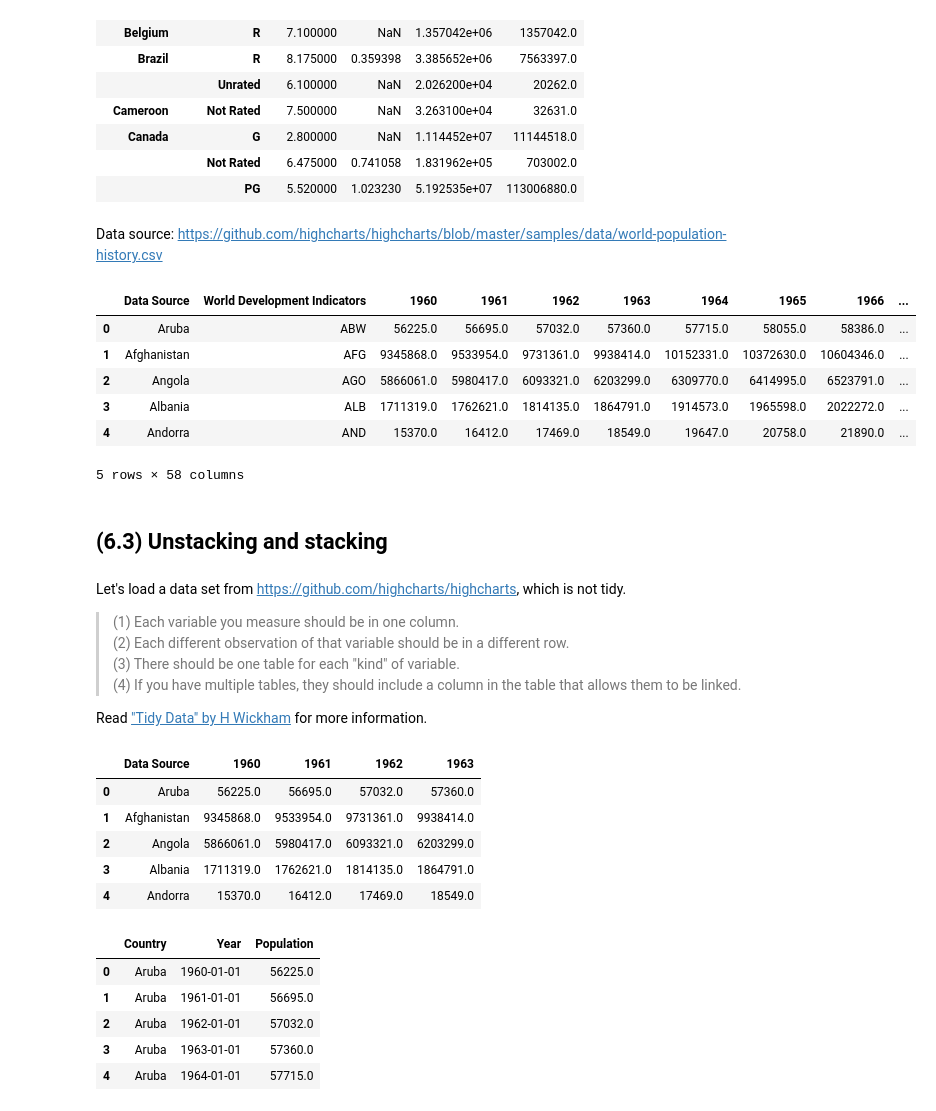
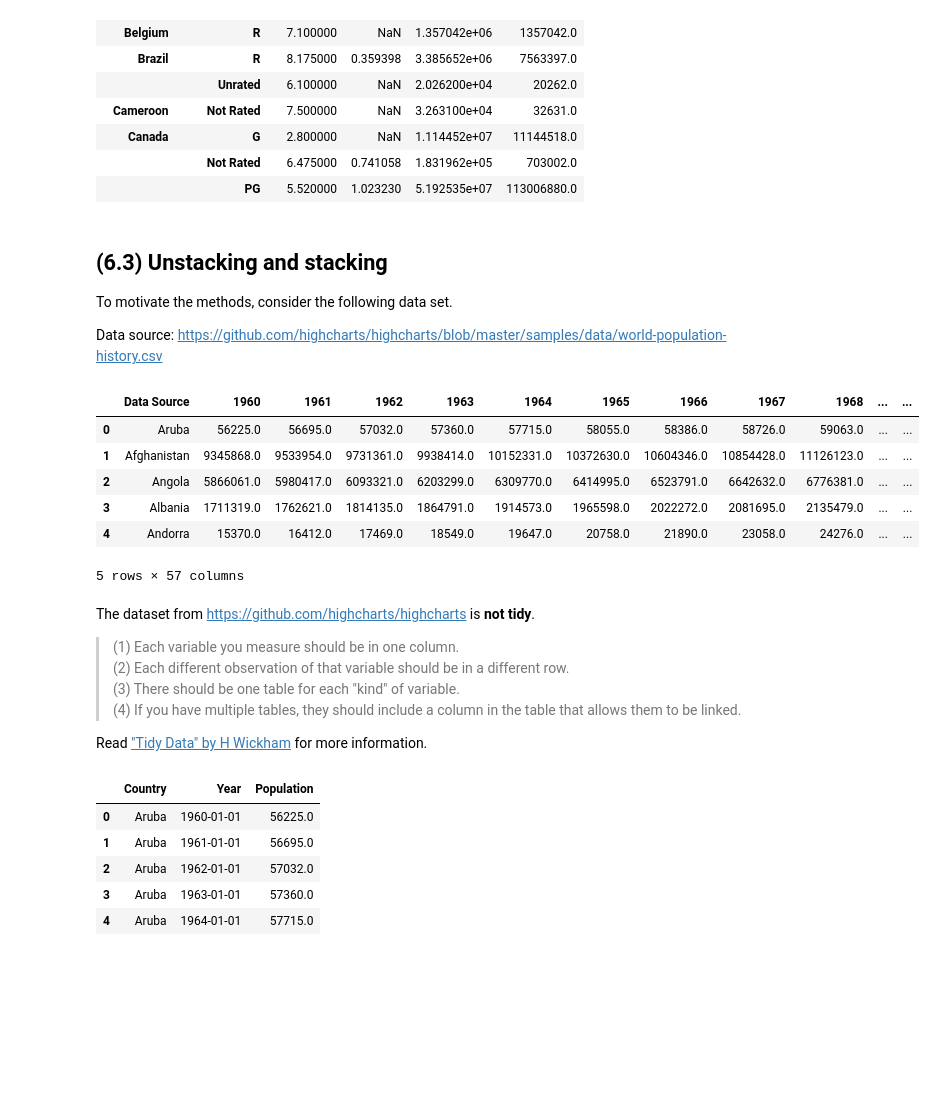
Before and after one commit to LowellWinston/awesome-pandas, a Jupyter notebook: tutorial/Pandas_tutorial_part2.ipynb, the cells around one changed output. Saved outputs shown, nothing was run; the diff lists cells and outputs as text; code cells hidden in the pictures; blank space fills up the shorter version.

```diff
--- a/tutorial/Pandas_tutorial_part2.ipynb
+++ b/tutorial/Pandas_tutorial_part2.ipynb
@@ -309,27 +382,33 @@ df.groupby(['country', 'content_rating']).agg(funcs).head(15)
 |  | Not Rated | 6.475000 | 0.741058 | 1.831962e+05 | 703002.0 |
 |  | PG | 5.520000 | 1.023230 | 5.192535e+07 | 113006880.0 |
 # %% [markdown]
+## (6.3) Unstacking and stacking
+
+To motivate the methods, consider the following data set.
+
 Data source: https://github.com/highcharts/highcharts/blob/master/samples/data/world-population-history.csv
 # %%
 df_world = pd.read_csv(f'data/world_population_history.csv')
 # %%
+drop_cols = ['Country Name', 'Country Code', 'Indicator Name',
+             'Indicator Code', 'World Development Indicators']
+
 df_world = (df_world
-            .drop(columns=['Country Name', 'Country Code', 'Indicator Name', 'Indicator Code'])
-            .dropna(axis=1, how='all'))
+            .drop(columns=drop_cols)
+            .dropna(axis=1, how='all')
+           )
 # %%
-df_world.head()
+df_world.head(5)
 # %% [output]
-|  | Data Source | World Development Indicators | 1960 | 1961 | 1962 | 1963 | 1964 | 1965 | 1966 | ... |
-| 0 | Aruba | ABW | 56225.0 | 56695.0 | 57032.0 | 57360.0 | 57715.0 | 58055.0 | 58386.0 | ... |
-| 1 | Afghanistan | AFG | 9345868.0 | 9533954.0 | 9731361.0 | 9938414.0 | 10152331.0 | 10372630.0 | 10604346.0 | ... |
-| 2 | Angola | AGO | 5866061.0 | 5980417.0 | 6093321.0 | 6203299.0 | 6309770.0 | 6414995.0 | 6523791.0 | ... |
-| 3 | Albania | ALB | 1711319.0 | 1762621.0 | 1814135.0 | 1864791.0 | 1914573.0 | 1965598.0 | 2022272.0 | ... |
-| 4 | Andorra | AND | 15370.0 | 16412.0 | 17469.0 | 18549.0 | 19647.0 | 20758.0 | 21890.0 | ... |
+|  | Data Source | 1960 | 1961 | 1962 | 1963 | 1964 | 1965 | 1966 | 1967 | 1968 | ... | ... |
+| 0 | Aruba | 56225.0 | 56695.0 | 57032.0 | 57360.0 | 57715.0 | 58055.0 | 58386.0 | 58726.0 | 59063.0 | ... | ... |
+| 1 | Afghanistan | 9345868.0 | 9533954.0 | 9731361.0 | 9938414.0 | 10152331.0 | 10372630.0 | 10604346.0 | 10854428.0 | 11126123.0 | ... | ... |
+| 2 | Angola | 5866061.0 | 5980417.0 | 6093321.0 | 6203299.0 | 6309770.0 | 6414995.0 | 6523791.0 | 6642632.0 | 6776381.0 | ... | ... |
+| 3 | Albania | 1711319.0 | 1762621.0 | 1814135.0 | 1864791.0 | 1914573.0 | 1965598.0 | 2022272.0 | 2081695.0 | 2135479.0 | ... | ... |
+| 4 | Andorra | 15370.0 | 16412.0 | 17469.0 | 18549.0 | 19647.0 | 20758.0 | 21890.0 | 23058.0 | 24276.0 | ... | ... |
-5 rows × 58 columns
+5 rows × 57 columns
-# %% [markdown]
-## (6.3) Unstacking and stacking
 # %% [markdown]
-Let's load a data set from [https://github.com/highcharts/highcharts](https://github.com/highcharts/highcharts/blob/master/samples/data/world-population-history.csv), which is not tidy.
+The dataset from [https://github.com/highcharts/highcharts](https://github.com/highcharts/highcharts/blob/master/samples/data/world-population-history.csv) is **not tidy**.
 
 >  (1) Each variable you measure should be in one column.
    (2) Each different observation of that variable should be in a different row.
@@ -351,10 +422 @@ df_world = (df_world
-# %%
-df_world.iloc[:5, :5]
-# %% [output]
-|  | Data Source | 1960 | 1961 | 1962 | 1963 |
-| 0 | Aruba | 56225.0 | 56695.0 | 57032.0 | 57360.0 |
-| 1 | Afghanistan | 9345868.0 | 9533954.0 | 9731361.0 | 9938414.0 |
-| 2 | Angola | 5866061.0 | 5980417.0 | 6093321.0 | 6203299.0 |
-| 3 | Albania | 1711319.0 | 1762621.0 | 1814135.0 | 1864791.0 |
-| 4 | Andorra | 15370.0 | 16412.0 | 17469.0 | 18549.0 |
 # %%
```
Also changed, not shown: parts of 111 cells of this notebook.
